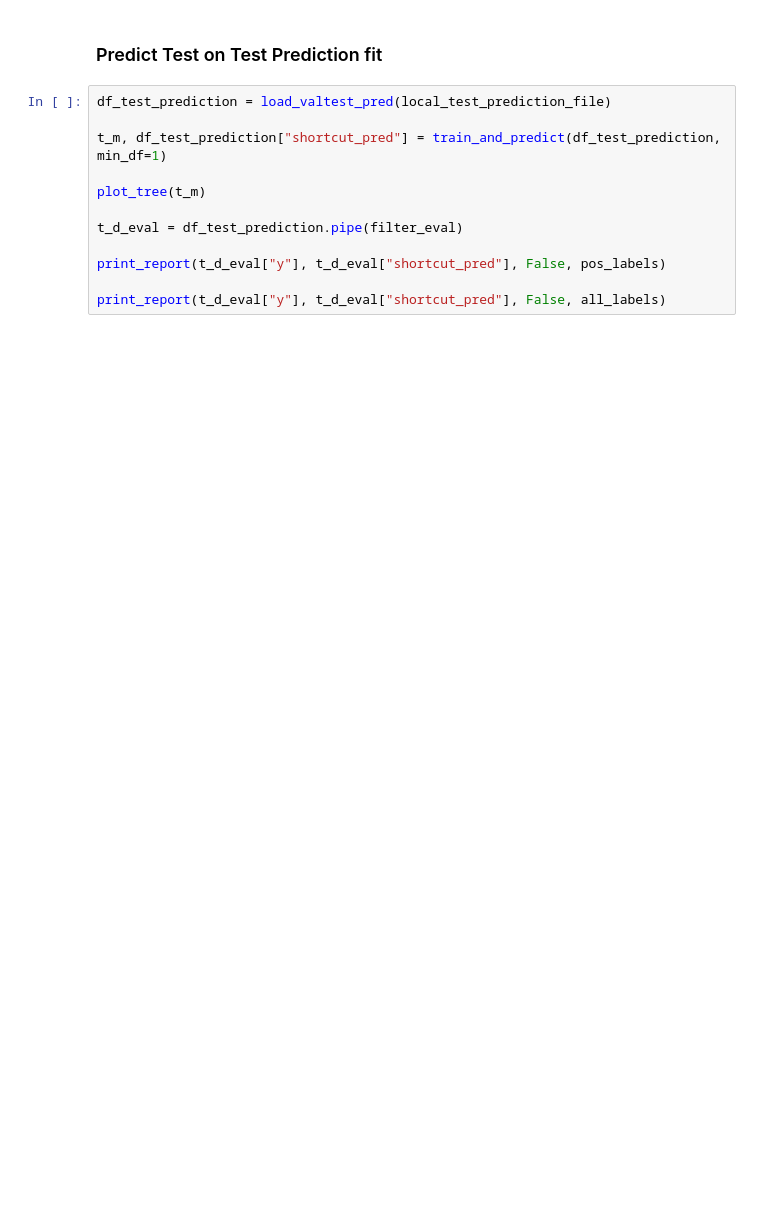
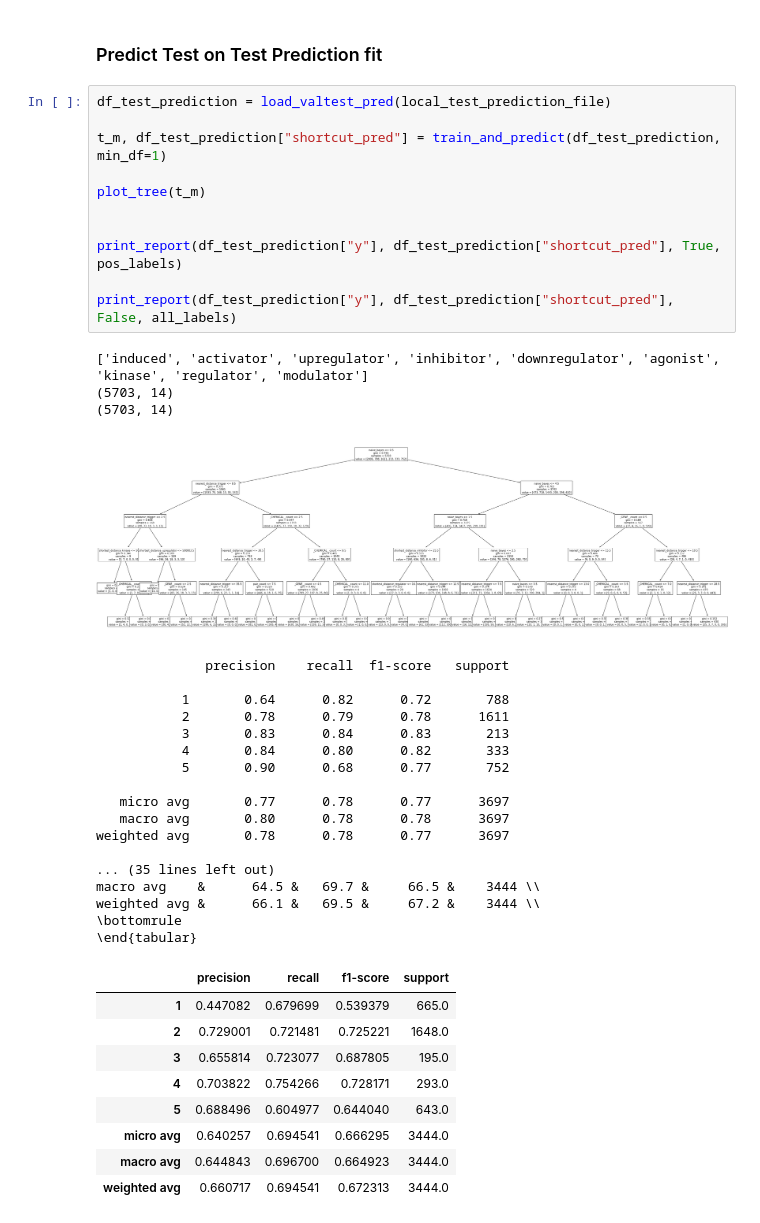
Before and after one commit to elangovana/bert-shortcuts, a Jupyter notebook: notebooks/chemprot_shortcut_analysis.ipynb, the cells around one changed output. Cells and saved outputs as stored; diff of their text form; blank space fills up the shorter version.

```diff
--- a/notebooks/chemprot_shortcut_analysis.ipynb
+++ b/notebooks/chemprot_shortcut_analysis.ipynb
@@ -246,14 +490,44 @@ print_report(t_d_eval["gold"],t_d_eval["shortcut_pred"])
 # %%
 df_test_prediction = load_valtest_pred(local_test_prediction_file)
 
 t_m, df_test_prediction["shortcut_pred"] = train_and_predict(df_test_prediction, min_df=1)
 
 plot_tree(t_m)
 
-t_d_eval = df_test_prediction.pipe(filter_eval)
 
-print_report(t_d_eval["y"], t_d_eval["shortcut_pred"], False, pos_labels)
+print_report(df_test_prediction["y"], df_test_prediction["shortcut_pred"], True, pos_labels)
 
-print_report(t_d_eval["y"], t_d_eval["shortcut_pred"], False, all_labels)
+print_report(df_test_prediction["y"], df_test_prediction["shortcut_pred"], False, all_labels)
+# %% [output]
+['induced', 'activator', 'upregulator', 'inhibitor', 'downregulator', 'agonist', 'kinase', 'regulator', 'modulator']
+(5703, 14)
+(5703, 14)
+[figure, added]
+              precision    recall  f1-score   support
+
+           1       0.64      0.82      0.72       788
+           2       0.78      0.79      0.78      1611
+           3       0.83      0.84      0.83       213
+           4       0.84      0.80      0.82       333
+           5       0.90      0.68      0.77       752
+
+   micro avg       0.77      0.78      0.77      3697
+   macro avg       0.80      0.78      0.78      3697
+weighted avg       0.78      0.78      0.77      3697
+
+... (35 lines left out)
+macro avg    &      64.5 &   69.7 &     66.5 &    3444 \\
+weighted avg &      66.1 &   69.5 &     67.2 &    3444 \\
+\bottomrule
+\end{tabular}
+|  | precision | recall | f1-score | support |
+| 1 | 0.447082 | 0.679699 | 0.539379 | 665.0 |
+| 2 | 0.729001 | 0.721481 | 0.725221 | 1648.0 |
+| 3 | 0.655814 | 0.723077 | 0.687805 | 195.0 |
+| 4 | 0.703822 | 0.754266 | 0.728171 | 293.0 |
+| 5 | 0.688496 | 0.604977 | 0.644040 | 643.0 |
+| micro avg | 0.640257 | 0.694541 | 0.666295 | 3444.0 |
+| macro avg | 0.644843 | 0.696700 | 0.664923 | 3444.0 |
+| weighted avg | 0.660717 | 0.694541 | 0.672313 | 3444.0 |
 # %%
 print_report(df_test_prediction.query("y != gold")["y"], df_test_prediction.query("y != gold")["shortcut_pred"], False, all_labels)
```
Also changed, not shown: parts of 18 cells of this notebook, 3 other files.
